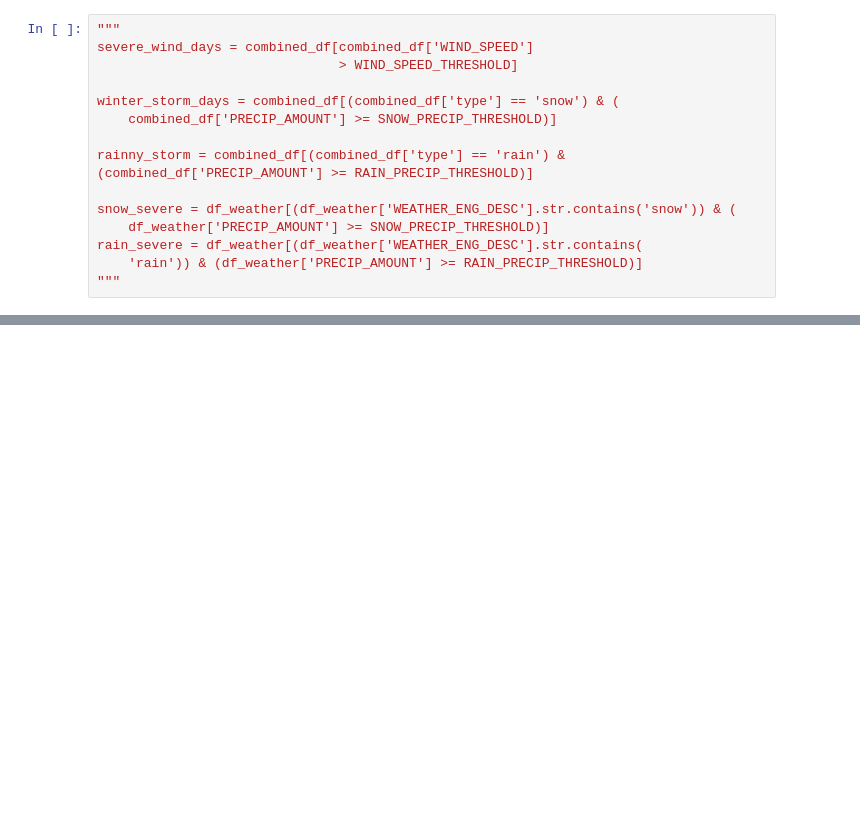
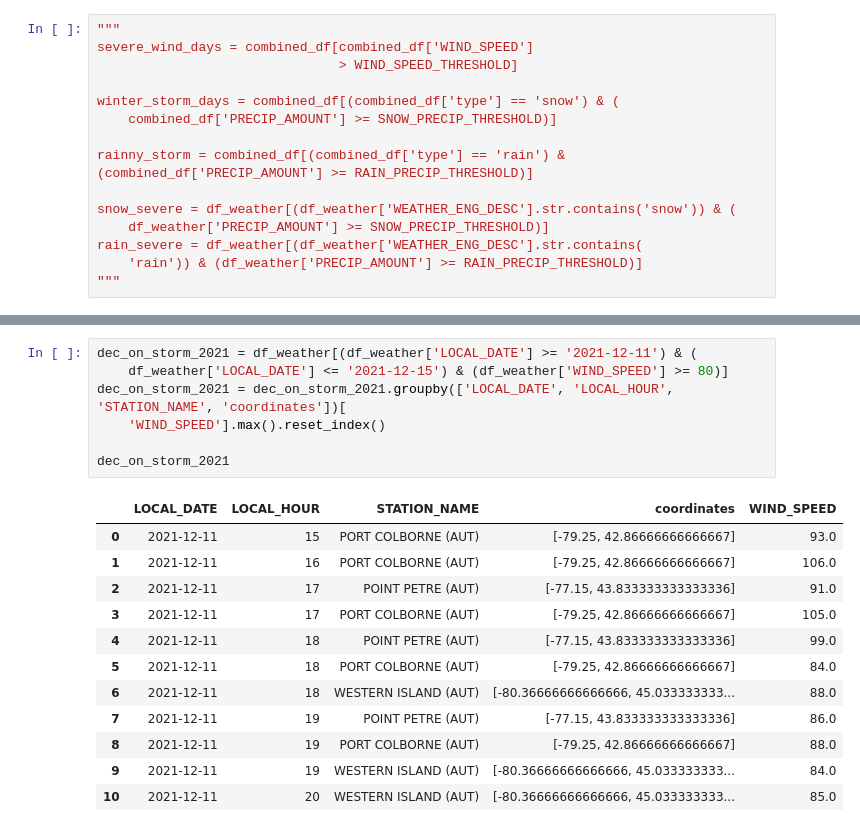
Before and after one commit to fadingNA/non-1b, a Jupyter notebook: task1/raw_weather.ipynb, the cells around one changed output, grey strips where cells are left out. Cells and saved outputs as stored; diff of their text form; blank space fills up the shorter version.

```diff
--- a/task1/raw_weather.ipynb
+++ b/task1/raw_weather.ipynb
@@ -230,0 +387,20 @@ plt.show()
+# %%
+dec_on_storm_2021 = df_weather[(df_weather['LOCAL_DATE'] >= '2021-12-11') & (
+    df_weather['LOCAL_DATE'] <= '2021-12-15') & (df_weather['WIND_SPEED'] >= 80)]
+dec_on_storm_2021 = dec_on_storm_2021.groupby(['LOCAL_DATE', 'LOCAL_HOUR', 'STATION_NAME', 'coordinates'])[
+    'WIND_SPEED'].max().reset_index()
+
+dec_on_storm_2021
+# %% [output]
+|  | LOCAL_DATE | LOCAL_HOUR | STATION_NAME | coordinates | WIND_SPEED |
+| 0 | 2021-12-11 | 15 | PORT COLBORNE (AUT) | [-79.25, 42.86666666666667] | 93.0 |
+| 1 | 2021-12-11 | 16 | PORT COLBORNE (AUT) | [-79.25, 42.86666666666667] | 106.0 |
+| 2 | 2021-12-11 | 17 | POINT PETRE (AUT) | [-77.15, 43.833333333333336] | 91.0 |
+| 3 | 2021-12-11 | 17 | PORT COLBORNE (AUT) | [-79.25, 42.86666666666667] | 105.0 |
+| 4 | 2021-12-11 | 18 | POINT PETRE (AUT) | [-77.15, 43.833333333333336] | 99.0 |
+| 5 | 2021-12-11 | 18 | PORT COLBORNE (AUT) | [-79.25, 42.86666666666667] | 84.0 |
+| 6 | 2021-12-11 | 18 | WESTERN ISLAND (AUT) | [-80.36666666666666, 45.033333333... | 88.0 |
+| 7 | 2021-12-11 | 19 | POINT PETRE (AUT) | [-77.15, 43.833333333333336] | 86.0 |
+| 8 | 2021-12-11 | 19 | PORT COLBORNE (AUT) | [-79.25, 42.86666666666667] | 88.0 |
+| 9 | 2021-12-11 | 19 | WESTERN ISLAND (AUT) | [-80.36666666666666, 45.033333333... | 84.0 |
+| 10 | 2021-12-11 | 20 | WESTERN ISLAND (AUT) | [-80.36666666666666, 45.033333333... | 85.0 |
```
Also changed, not shown: parts of 55 cells of this notebook.
